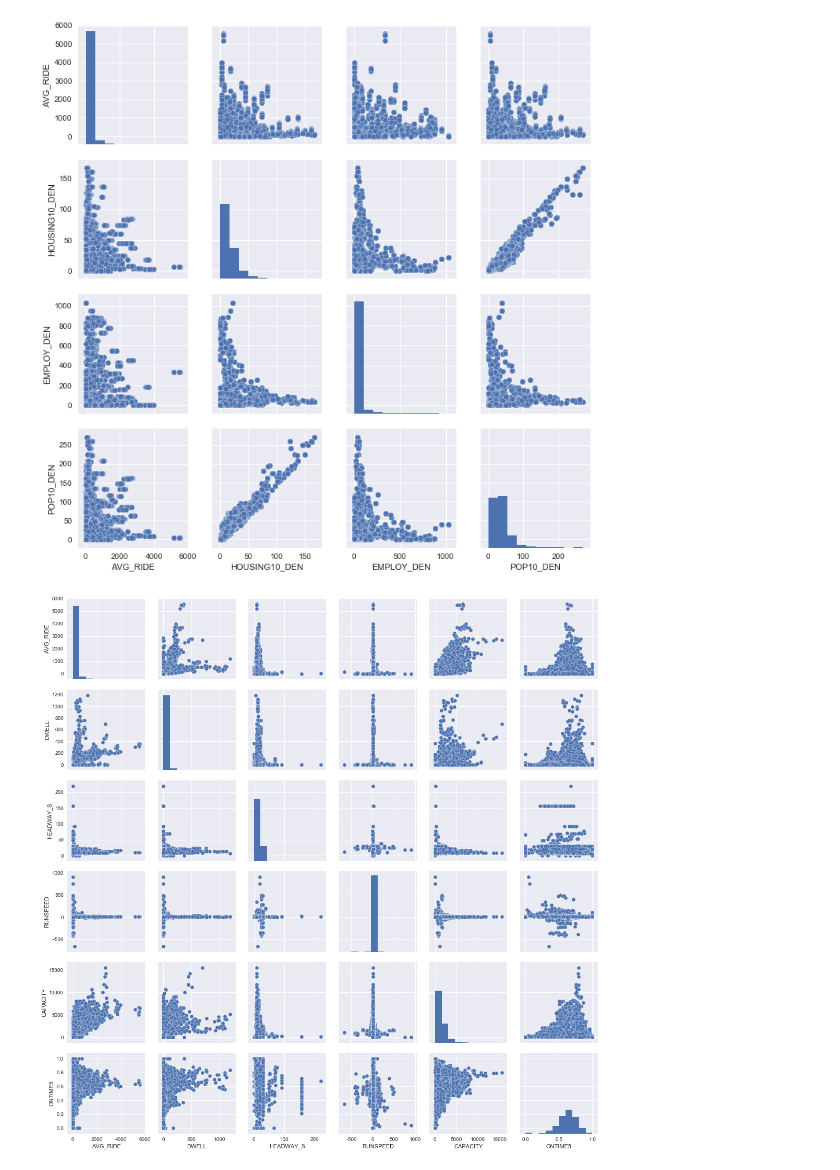
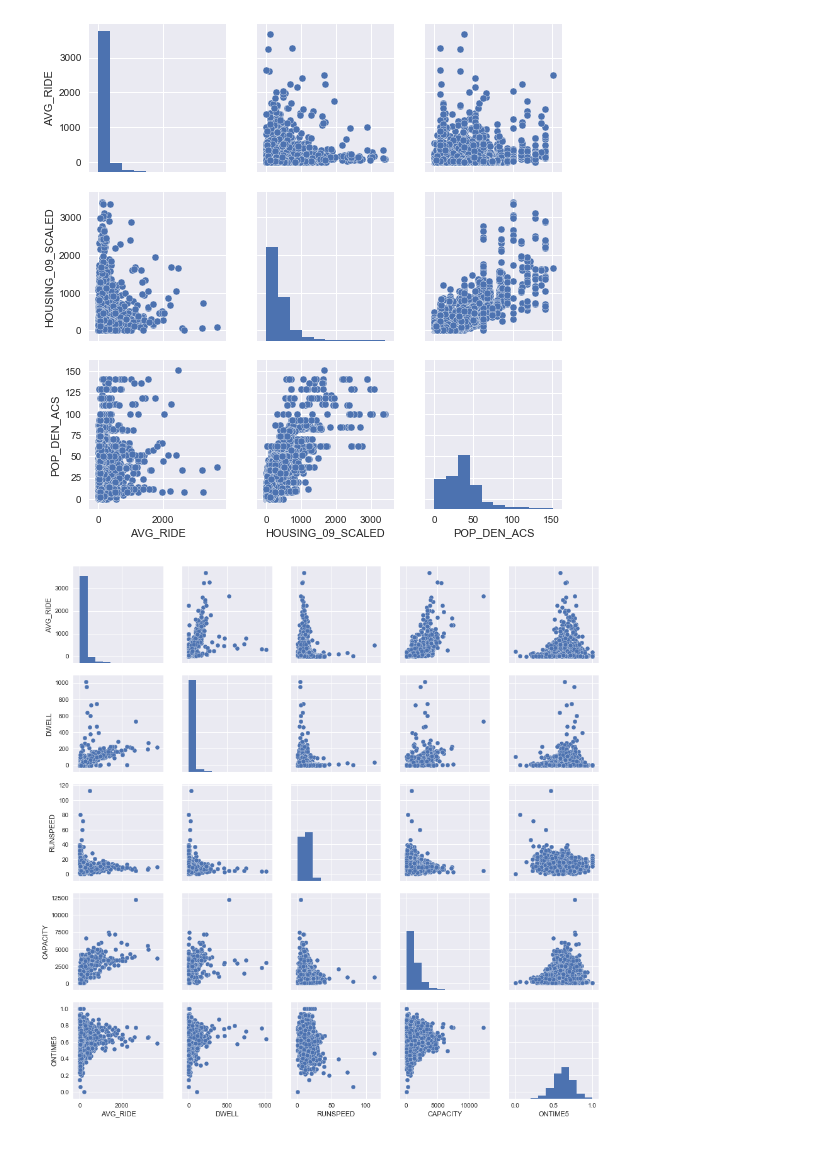
Before and after one commit to alex-mucci/Transit-Casa-Share, a Jupyter notebook: Notebooks/Seeing what the Data Looks Like.ipynb, the cells around one changed output. Cells and saved outputs as stored; diff of their text form; code cells hidden in the pictures.

```diff
--- a/Notebooks/Seeing what the Data Looks Like.ipynb
+++ b/Notebooks/Seeing what the Data Looks Like.ipynb
@@ -23,5 +44,8 @@ df.head()
 df['AVG_RIDE'] = (df['ON'] + df['OFF'])/2
 
 #drop itself out of a stops competing stops
-df['COMP_STOPS'] = df['COMP_STOPS'] - 1
+df['NUM_BUS_STOPS'] = df['NUM_BUS_STOPS'] - 1
+# %%
+#deleted stops that were in San Mateo
+df = df.drop(df[np.isnan(df['NUM_BUS_STOPS'])].index)
 # %%
@@ -58,0 +60,3 @@ Index(['Unnamed: 0', 'AGENCY_ID', 'AREA_METERS', 'ARRIVAL_TIME_DEV',
+# %%
+df = df.drop(df[np.isnan(df['ON'])].index)
+sns.distplot(df['CAPACITY'])
@@ -66,14 +97,14 @@ sns.pairplot?
 # %%
-df['MONTH'] = pd.to_datetime(df['MONTH'])
+#df['MONTH'] = pd.to_datetime(df['MONTH'])
 # %%
 df['Month'] = df['MONTH'].apply(lambda row: row.month)
 # %%
-fig = sns.pairplot(df[[ 'AVG_RIDE','HOUSING10_DEN','EMPLOY_DEN','POP10_DEN']])
+fig = sns.pairplot(df[[ 'AVG_RIDE','HOUSING_09_SCALED','POP_DEN_ACS']])
 fig.savefig('E:\Transit-Casa-Alex\Output\Seaborn Pictures (Data Exploration)/Census_Block_Data.jpg')
 # %% [output]
-[figure, old version]
+[figure, new version]
 # %%
-fig = sns.pairplot(df[['AVG_RIDE','DWELL','HEADWAY_S','RUNSPEED', 'CAPACITY', 'ONTIME5']])
+fig = sns.pairplot(df[['AVG_RIDE','DWELL','RUNSPEED', 'CAPACITY', 'ONTIME5']])
 fig.savefig('E:\Transit-Casa-Alex\Output\Seaborn Pictures (Data Exploration)/Bus Performance.jpg')
 # %% [output]
-[figure, old version]
+[figure, new version]
```
Also changed, not shown: parts of 12 cells of this notebook, 36 other files.
